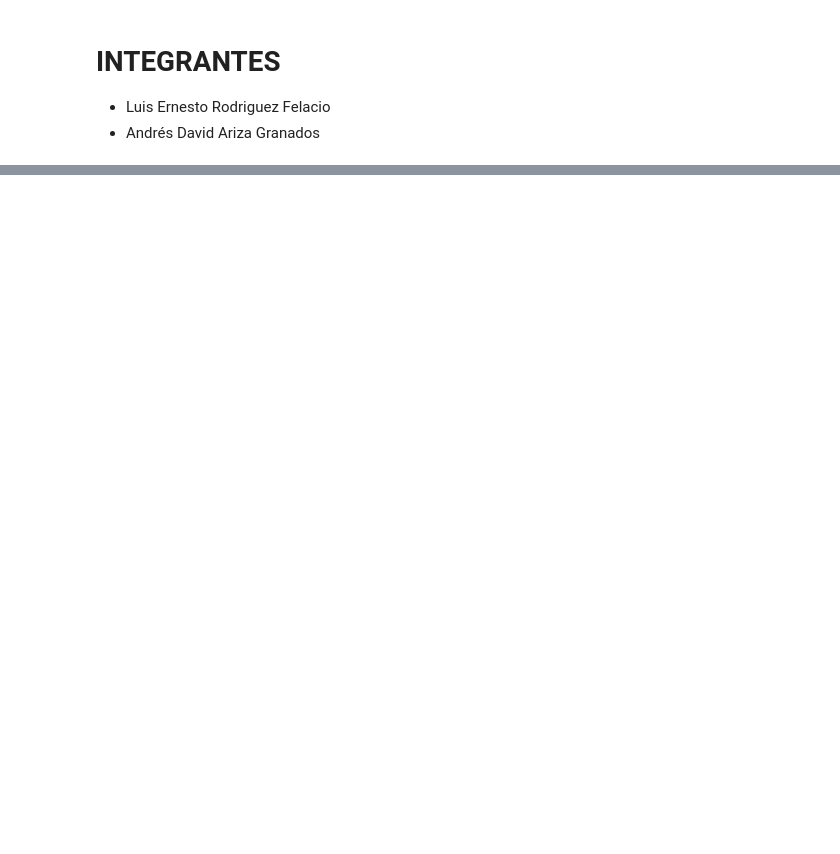
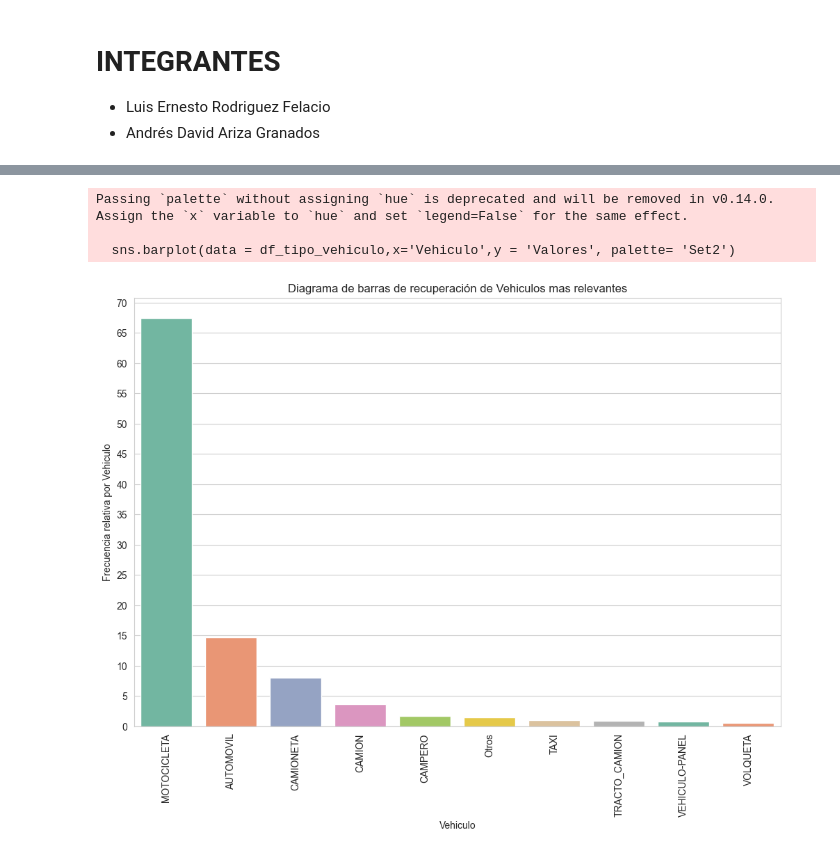
Before and after one commit to Luis-e-rf/Diplomado_Unir, a Jupyter notebook: Actividad2/Actividad 2_ Planteamiento de proyecto (parte 1).ipynb, the cells around one changed output, grey strips where cells are left out. Saved outputs shown, nothing was run; the diff lists cells and outputs as text; code cells hidden in the pictures; blank space fills up the shorter version.

```diff
--- a/Actividad2/Actividad 2_ Planteamiento de proyecto (parte 1).ipynb
+++ b/Actividad2/Actividad 2_ Planteamiento de proyecto (parte 1).ipynb
@@ -150,0 +308,9 @@ df.sample(10)
+# %%
+# Calcular la frecuencia de cada tipo de vehiculo
+frecuencia_vehiculo = df['TIPO_VEHICULO'].value_counts()
+
+# Agrupar vehiculos menos frecuentes bajo la categoría 'Otros'
+df['VEHICULO_AGRUPADO'] = df['TIPO_VEHICULO'].map(lambda x: x if frecuencia_vehiculo[x] >= len(df) * 0.003 else 'Otros')
+# %%
+table_tipo_vehiculo = df.VEHICULO_AGRUPADO.value_counts(normalize=True, ) * 100
+table_tipo_vehiculo
@@ -150,0 +330,20 @@ df.sample(10)
+# %%
+df_tipo_vehiculo = pd.DataFrame({'Vehiculo': table_tipo_vehiculo.index,
+                                 'Valores':table_tipo_vehiculo.values})
+# %%
+sns.set_style('whitegrid')
+plt.figure(figsize=(12, 8))
+sns.barplot(data = df_tipo_vehiculo,x='Vehiculo',y = 'Valores', palette= 'Set2')
+plt.xticks(rotation=90)
+plt.ylabel('Frecuencia relativa por Vehiculo')
+plt.title('Diagrama de barras de recuperación de Vehiculos mas relevantes')
+
+# Configurar el eje y con intervalos de 5
+plt.yticks(range(0, int(df_tipo_vehiculo['Valores'].max()) + 5, 5))
+
+plt.show()
+# %% [output]
+Passing `palette` without assigning `hue` is deprecated and will be removed in v0.14.0. Assign the `x` variable to `hue` and set `legend=False` for the same effect.
+
+  sns.barplot(data = df_tipo_vehiculo,x='Vehiculo',y = 'Valores', palette= 'Set2')
+[figure, added]
```
Also changed, not shown: parts of 28 cells of this notebook.
